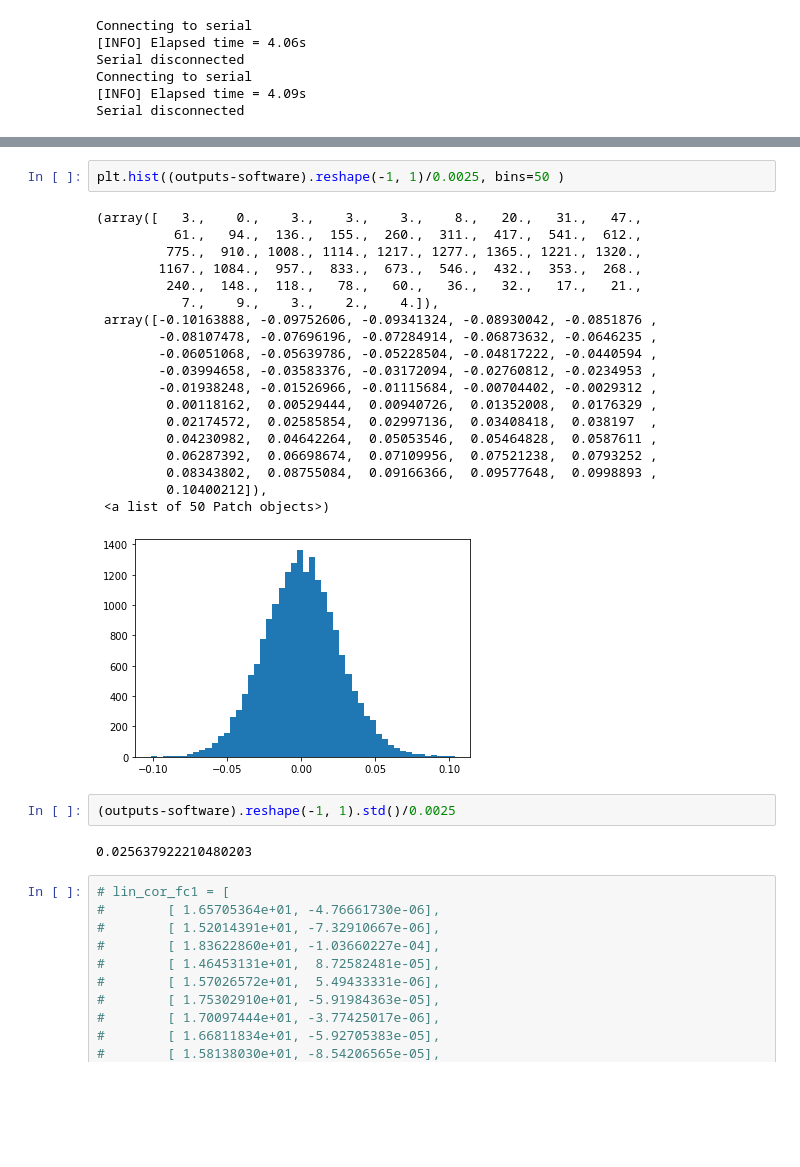
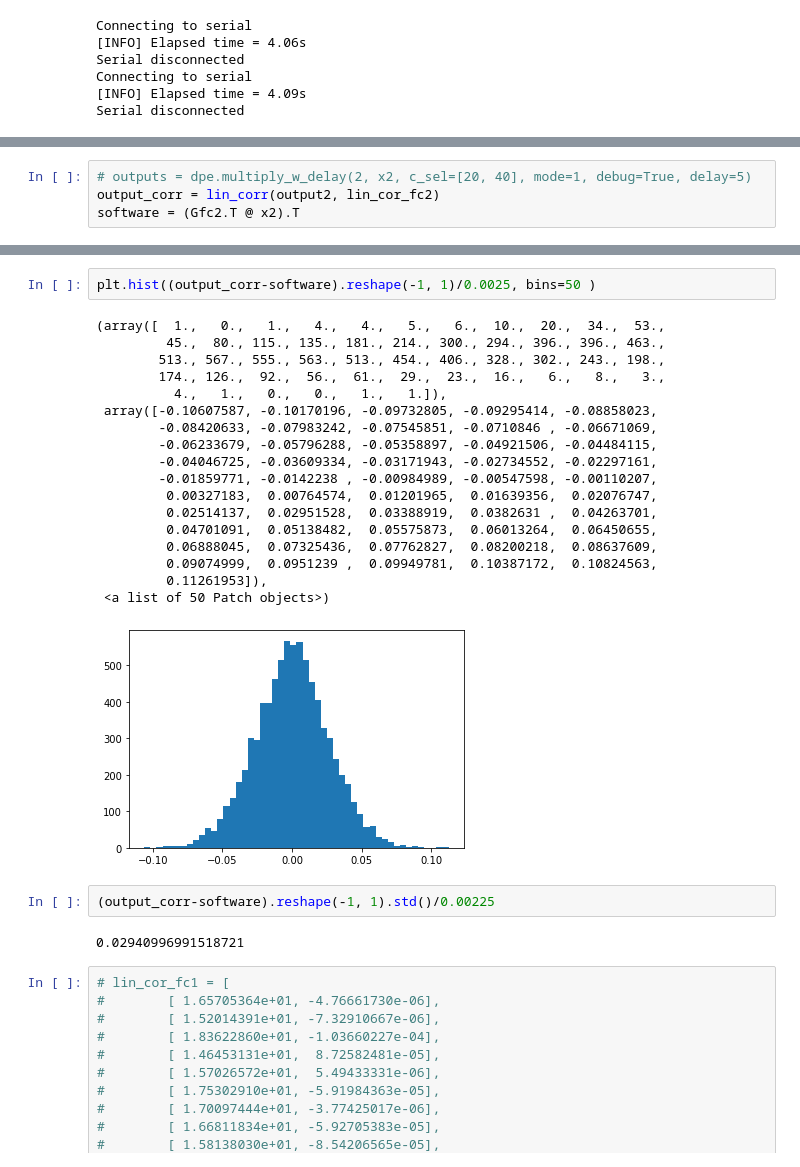
Before and after one commit to lican81/A0_DUT, a Jupyter notebook: testbench_wk5_4_unary.ipynb, the cells around one changed output, grey strips where cells are left out. Saved outputs shown, nothing was run; the diff lists cells and outputs as text; blank space fills up the shorter version.

```diff
--- a/testbench_wk5_4_unary.ipynb
+++ b/testbench_wk5_4_unary.ipynb
@@ -361,4 +368,8 @@ Connecting to serial
 Serial disconnected
+# %%
+# outputs = dpe.multiply_w_delay(2, x2, c_sel=[20, 40], mode=1, debug=True, delay=5)
+output_corr = lin_corr(output2, lin_cor_fc2)
+software = (Gfc2.T @ x2).T
 # %%
 # lin_cor_fc2 = []
 
@@ -374,29 +385,28 @@ for c in range(20):
 # %%
-plt.hist((outputs-software).reshape(-1, 1)/0.0025, bins=50 )
+plt.hist((output_corr-software).reshape(-1, 1)/0.0025, bins=50 )
 # %% [output]
-(array([   3.,    0.,    3.,    3.,    3.,    8.,   20.,   31.,   47.,
-          61.,   94.,  136.,  155.,  260.,  311.,  417.,  541.,  612.,
-         775.,  910., 1008., 1114., 1217., 1277., 1365., 1221., 1320.,
-        1167., 1084.,  957.,  833.,  673.,  546.,  432.,  353.,  268.,
-         240.,  148.,  118.,   78.,   60.,   36.,   32.,   17.,   21.,
-           7.,    9.,    3.,    2.,    4.]),
- array([-0.10163888, -0.09752606, -0.09341324, -0.08930042, -0.0851876 ,
-        -0.08107478, -0.07696196, -0.07284914, -0.06873632, -0.0646235 ,
-        -0.06051068, -0.05639786, -0.05228504, -0.04817222, -0.0440594 ,
-        -0.03994658, -0.03583376, -0.03172094, -0.02760812, -0.0234953 ,
-        -0.01938248, -0.01526966, -0.01115684, -0.00704402, -0.0029312 ,
-         0.00118162,  0.00529444,  0.00940726,  0.01352008,  0.0176329 ,
-         0.02174572,  0.02585854,  0.02997136,  0.03408418,  0.038197  ,
-         0.04230982,  0.04642264,  0.05053546,  0.05464828,  0.0587611 ,
-         0.06287392,  0.06698674,  0.07109956,  0.07521238,  0.0793252 ,
-         0.08343802,  0.08755084,  0.09166366,  0.09577648,  0.0998893 ,
-         0.10400212]),
+(array([  1.,   0.,   1.,   4.,   4.,   5.,   6.,  10.,  20.,  34.,  53.,
+         45.,  80., 115., 135., 181., 214., 300., 294., 396., 396., 463.,
+        513., 567., 555., 563., 513., 454., 406., 328., 302., 243., 198.,
+        174., 126.,  92.,  56.,  61.,  29.,  23.,  16.,   6.,   8.,   3.,
+          4.,   1.,   0.,   0.,   1.,   1.]),
+ array([-0.10607587, -0.10170196, -0.09732805, -0.09295414, -0.08858023,
+        -0.08420633, -0.07983242, -0.07545851, -0.0710846 , -0.06671069,
+        -0.06233679, -0.05796288, -0.05358897, -0.04921506, -0.04484115,
+        -0.04046725, -0.03609334, -0.03171943, -0.02734552, -0.02297161,
+        -0.01859771, -0.0142238 , -0.00984989, -0.00547598, -0.00110207,
+         0.00327183,  0.00764574,  0.01201965,  0.01639356,  0.02076747,
+         0.02514137,  0.02951528,  0.03388919,  0.0382631 ,  0.04263701,
+         0.04701091,  0.05138482,  0.05575873,  0.06013264,  0.06450655,
+         0.06888045,  0.07325436,  0.07762827,  0.08200218,  0.08637609,
+         0.09074999,  0.0951239 ,  0.09949781,  0.10387172,  0.10824563,
+         0.11261953]),
  <a list of 50 Patch objects>)
-[figure, old version]
+[figure, new version]
 # %%
-(outputs-software).reshape(-1, 1).std()/0.0025
+(output_corr-software).reshape(-1, 1).std()/0.00225
 # %% [output]
-0.025637922210480203
+0.02940996991518721
 # %%
 # lin_cor_fc1 = [
 #        [ 1.65705364e+01, -4.76661730e-06],
```
Also changed, not shown: parts of 12 cells of this notebook, 3 other files.
